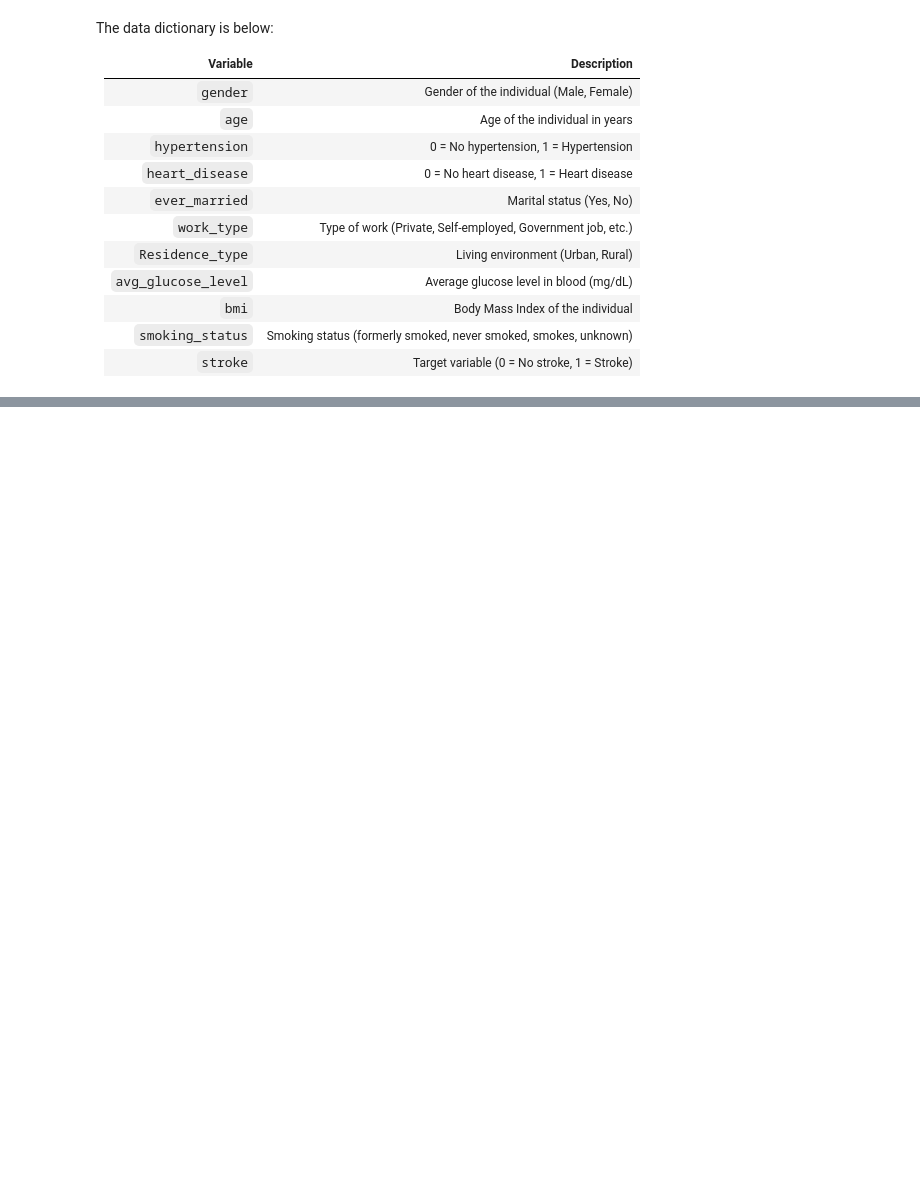
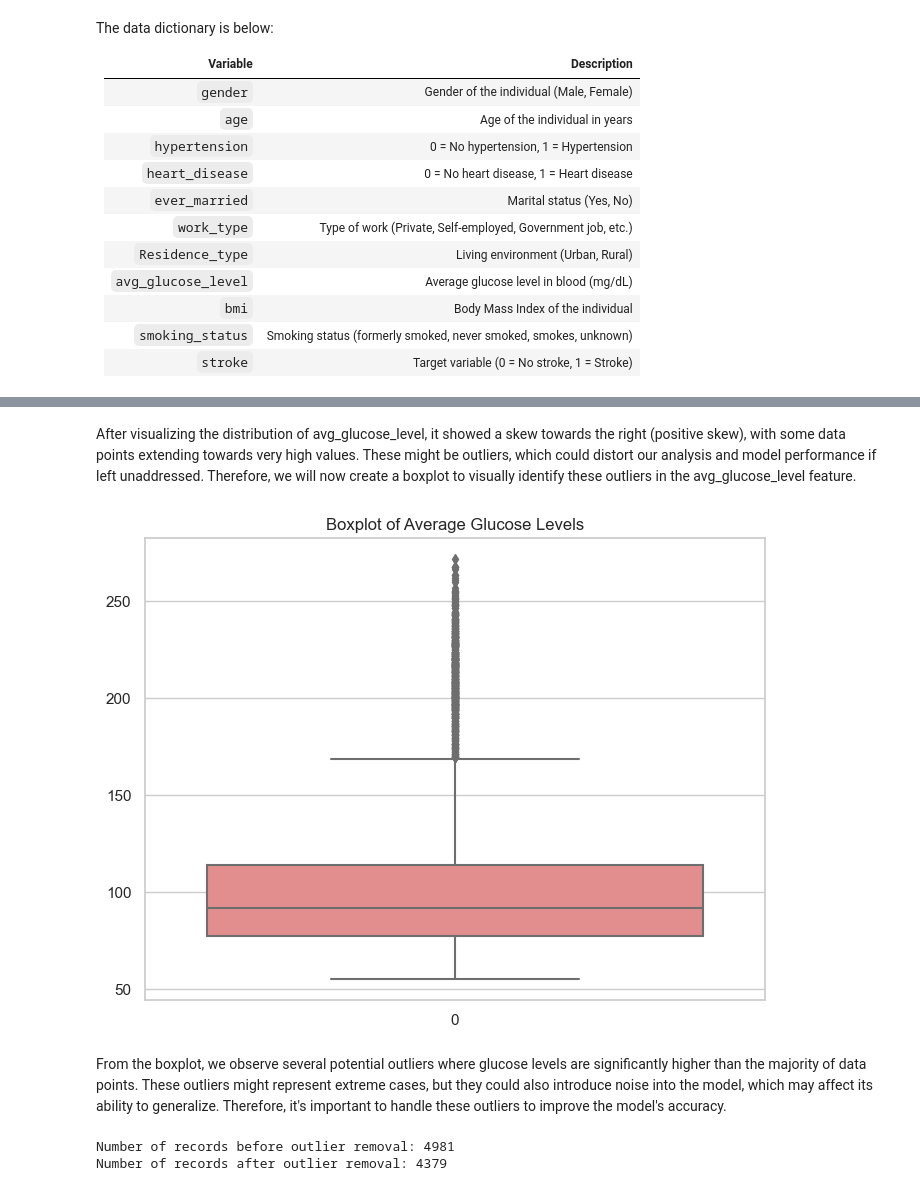
Before and after one commit to shashwatsinghds/BrainStrokeAnalysis, a Jupyter notebook: BrainStrokeAnalysis.ipynb, the cells around one changed output, grey strips where cells are left out. Saved outputs shown, nothing was run; the diff lists cells and outputs as text; code cells hidden in the pictures; blank space fills up the shorter version.

```diff
--- a/BrainStrokeAnalysis.ipynb
+++ b/BrainStrokeAnalysis.ipynb
@@ -32,0 +103,32 @@ The data dictionary is below:
+# %% [markdown]
+After visualizing the distribution of avg_glucose_level, it showed a skew towards the right (positive skew), with some data points extending towards very high values. These might be outliers, which could distort our analysis and model performance if left unaddressed. Therefore, we will now create a boxplot to visually identify these outliers in the avg_glucose_level feature.
+# %%
+# Visualizing boxplot to identify outliers in avg_glucose_level
+plt.figure(figsize=(8, 6))
+sns.boxplot(stroke_data['avg_glucose_level'], color='lightcoral')
+plt.title('Boxplot of Average Glucose Levels')
+plt.show()
+# %% [output]
+[figure, added]
+# %% [markdown]
+
+From the boxplot, we observe several potential outliers where glucose levels are significantly higher than the majority of data points. These outliers might represent extreme cases, but they could also introduce noise into the model, which may affect its ability to generalize. Therefore, it's important to handle these outliers to improve the model's accuracy.
+# %%
+# Calculate the IQR for avg_glucose_level
+Q1 = stroke_data['avg_glucose_level'].quantile(0.25)
+Q3 = stroke_data['avg_glucose_level'].quantile(0.75)
+IQR = Q3 - Q1
+
+# Define the lower and upper bound
+lower_bound = Q1 - 1.5 * IQR
+upper_bound = Q3 + 1.5 * IQR
+
+# Filter out the outliers
+stroke_data_cleaned = stroke_data[(stroke_data['avg_glucose_level'] >= lower_bound) &
+                                  (stroke_data['avg_glucose_level'] <= upper_bound)]
+
+print(f"Number of records before outlier removal: {stroke_data.shape[0]}")
+print(f"Number of records after outlier removal: {stroke_data_cleaned.shape[0]}")
+# %% [output]
+Number of records before outlier removal: 4981
+Number of records after outlier removal: 4379
```
Also changed, not shown: parts of 21 cells of this notebook.
